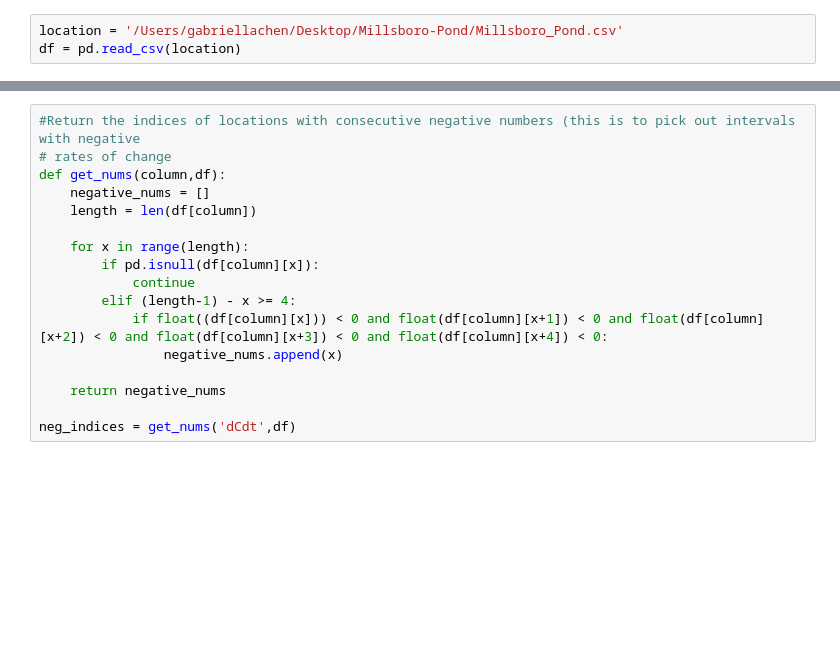
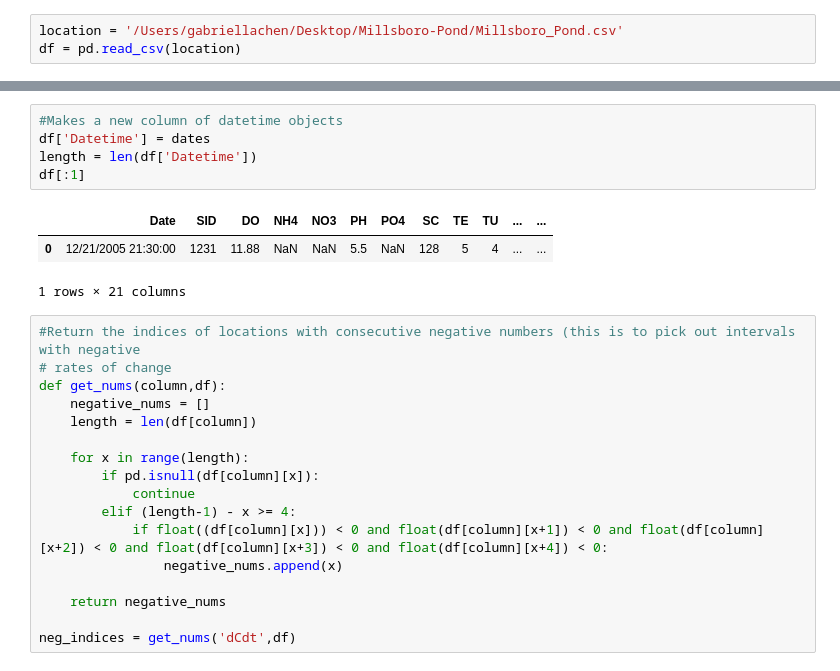
Before and after one commit to gabalita/Millsboro-Pond, a Jupyter notebook: Diel_Oxygen.ipynb, the cells around one changed output, grey strips where cells are left out. Saved outputs shown, nothing was run; the diff lists cells and outputs as text; blank space fills up the shorter version.

```diff
--- a/Diel_Oxygen.ipynb
+++ b/Diel_Oxygen.ipynb
@@ -23,3 +33,12 @@ df = pd.read_csv(location)
+# %%
+#Makes a new column of datetime objects
+df['Datetime'] = dates
+length = len(df['Datetime'])
+df[:1]
+# %% [output]
+|  | Date | SID | DO | NH4 | NO3 | PH | PO4 | SC | TE | TU | ... | ... |
+| 0 | 12/21/2005 21:30:00 | 1231 | 11.88 | NaN | NaN | 5.5 | NaN | 128 | 5 | 4 | ... | ... |
+1 rows × 21 columns
 # %%
 #Return the indices of locations with consecutive negative numbers (this is to pick out intervals with negative
 # rates of change
```
Also changed, not shown: parts of 27 cells of this notebook.
